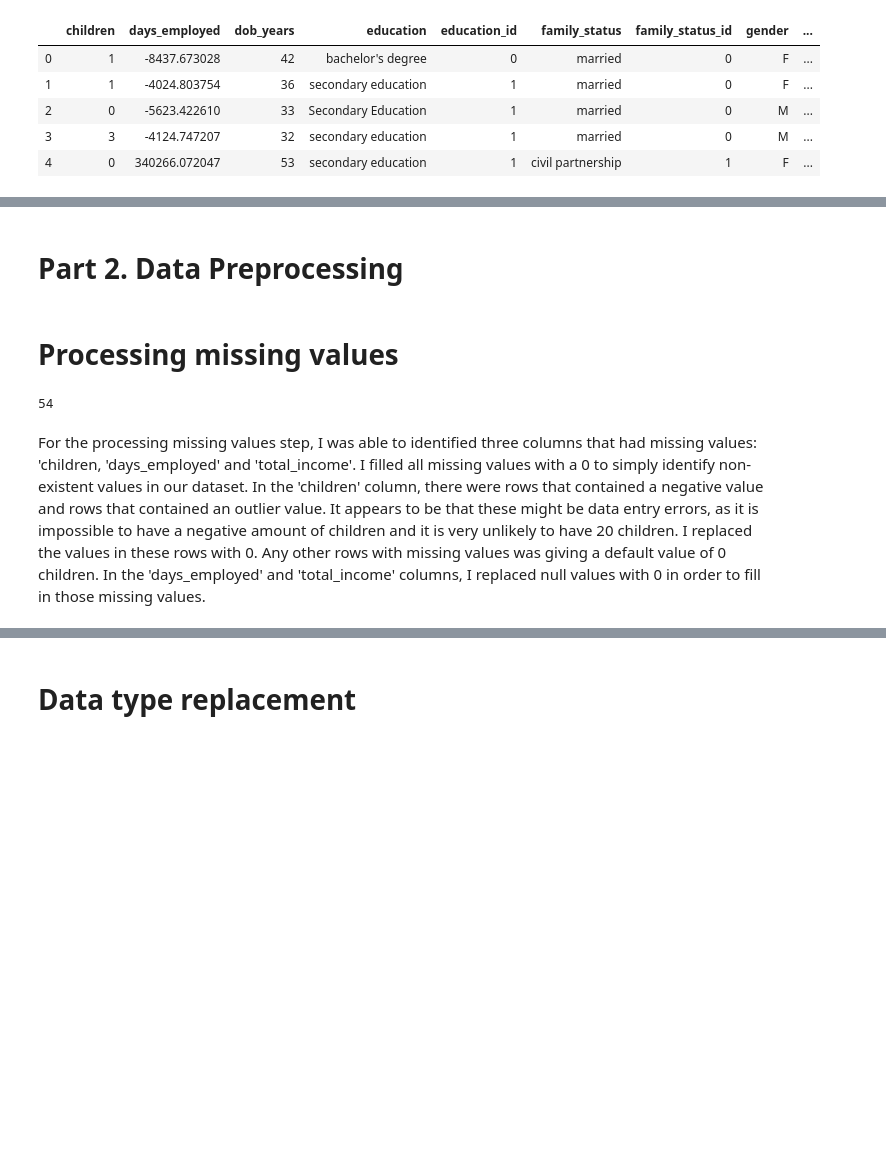
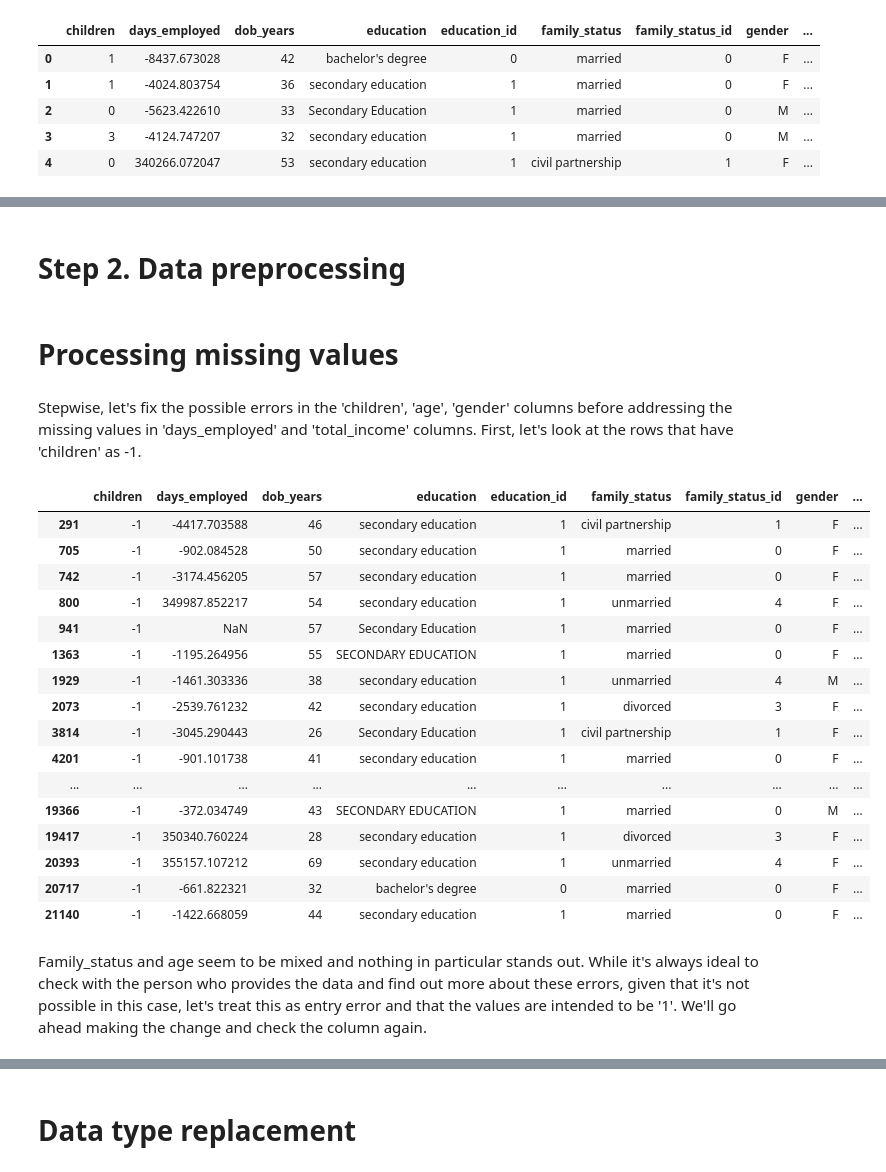
Before and after one commit to Jamezcua10/Data-Analytics-Bootcamp-Projects, a Jupyter notebook: bank_loan_analysis/bank_loan_analysis.ipynb, the cells around one changed output, grey strips where cells are left out. Cells and saved outputs as stored; diff of their text form; code cells hidden in the pictures; blank space fills up the shorter version.

```diff
--- a/bank_loan_analysis/bank_loan_analysis.ipynb
+++ b/bank_loan_analysis/bank_loan_analysis.ipynb
@@ -23,4 +13,5 @@ Part 4: General Conclusion
 # %%
 import pandas as pd
-data = pd.read_csv('/datasets/credit_scoring_eng.csv')
-creditScore = pd.DataFrame(data=data)
+
+credit_scoring = pd.read_csv('https://code.s3.yandex.net/datasets/credit_scoring_eng.csv')
+credit_scoring.info()
@@ -56,21 +228,28 @@ data.head()
 # %% [markdown]
-# Part 2. Data Preprocessing
+# Step 2. Data preprocessing
 # %% [markdown]
 # Processing missing values
-# %%
-# handle negative or missing children
-creditScore['children'] = creditScore['children'].replace(-1,0)
-creditScore['children'] = creditScore['children'].replace(20,0)
-creditScore['children'].fillna(0,inplace=True)
-
-#handle missing days employee
-creditScore['days_employed'].fillna(0,inplace=True)
-
-#handle missing total income
-creditScore['total_income'].fillna(0,inplace=True)
-print(creditScore.duplicated().sum())
-# %% [output]
-54
-# %% [markdown]
-For the processing missing values step, I was able to identified three columns that had missing values: 'children, 'days_employed' and 'total_income'. I filled all missing values with a 0 to simply identify non-existent values in our dataset. In the 'children' column, there were rows that contained a negative value and rows that contained an outlier value. It appears to be that these might be data entry errors, as it is impossible to have a negative amount of children and it is very unlikely to have 20 children.
-    I replaced the values in these rows with 0. Any other rows with missing values was giving a default value of 0 children. In the 'days_employed' and 'total_income' columns, I replaced null values with 0 in order to fill in those missing values.
+# %% [markdown]
+Stepwise, let's fix the possible errors in the 'children', 'age', 'gender' columns before addressing the missing values in 'days_employed' and 'total_income' columns. First, let's look at the rows that have 'children' as -1.
+# %%
+credit_scoring[credit_scoring['children'] == -1]
+# %% [output]
+|  | children | days_employed | dob_years | education | education_id | family_status | family_status_id | gender | ... |
+| 291 | -1 | -4417.703588 | 46 | secondary education | 1 | civil partnership | 1 | F | ... |
+| 705 | -1 | -902.084528 | 50 | secondary education | 1 | married | 0 | F | ... |
+| 742 | -1 | -3174.456205 | 57 | secondary education | 1 | married | 0 | F | ... |
+| 800 | -1 | 349987.852217 | 54 | secondary education | 1 | unmarried | 4 | F | ... |
+| 941 | -1 | NaN | 57 | Secondary Education | 1 | married | 0 | F | ... |
+| 1363 | -1 | -1195.264956 | 55 | SECONDARY EDUCATION | 1 | married | 0 | F | ... |
+| 1929 | -1 | -1461.303336 | 38 | secondary education | 1 | unmarried | 4 | M | ... |
+| 2073 | -1 | -2539.761232 | 42 | secondary education | 1 | divorced | 3 | F | ... |
+| 3814 | -1 | -3045.290443 | 26 | Secondary Education | 1 | civil partnership | 1 | F | ... |
+| 4201 | -1 | -901.101738 | 41 | secondary education | 1 | married | 0 | F | ... |
+| ... | ... | ... | ... | ... | ... | ... | ... | ... | ... |
+| 19366 | -1 | -372.034749 | 43 | SECONDARY EDUCATION | 1 | married | 0 | M | ... |
+| 19417 | -1 | 350340.760224 | 28 | secondary education | 1 | divorced | 3 | F | ... |
+| 20393 | -1 | 355157.107212 | 69 | secondary education | 1 | unmarried | 4 | F | ... |
+| 20717 | -1 | -661.822321 | 32 | bachelor's degree | 0 | married | 0 | F | ... |
+| 21140 | -1 | -1422.668059 | 44 | secondary education | 1 | married | 0 | F | ... |
+# %% [markdown]
+Family_status and age seem to be mixed and nothing in particular stands out. While it's always ideal to check with the person who provides the data and find out more about these errors, given that it's not possible in this case, let's treat this as entry error and that the values are intended to be '1'. We'll go ahead making the change and check the column again.
```
Also changed, not shown: parts of 189 cells of this notebook.
